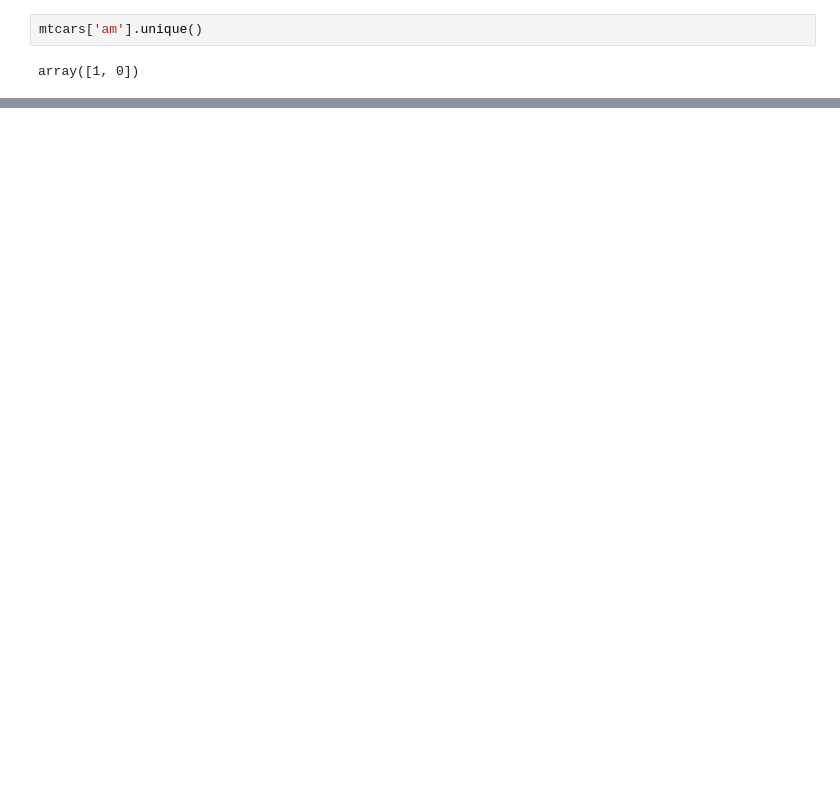
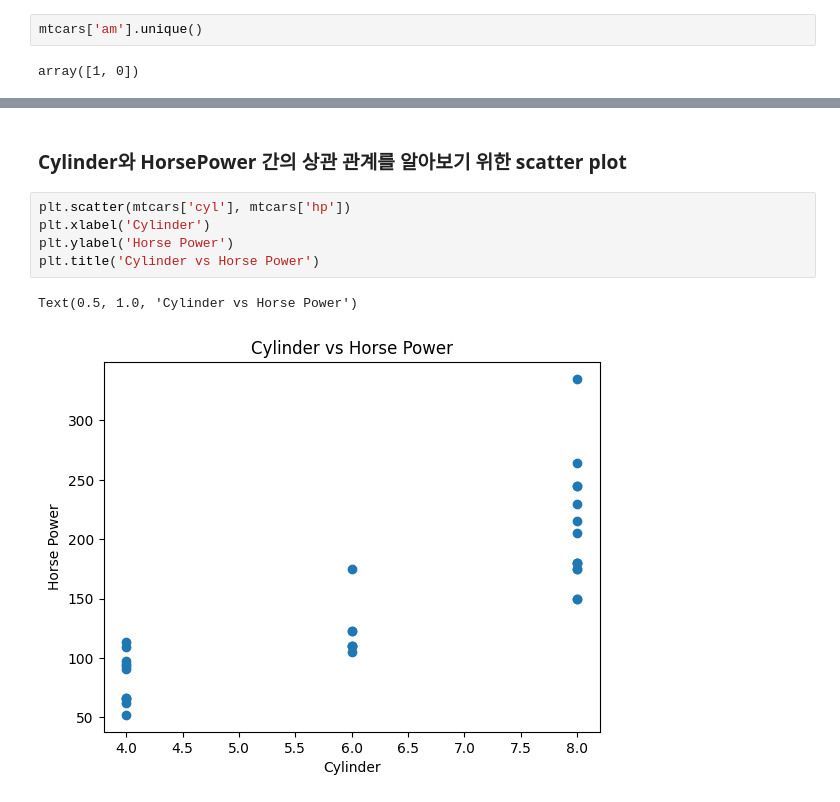
Before and after one commit to SanyaPark/Softeer-Bootcamp, a Jupyter notebook: missions/W1/M1.ipynb, the cells around one changed output, grey strips where cells are left out. Cells and saved outputs as stored; diff of their text form; blank space fills up the shorter version.

```diff
--- a/missions/W1/M1.ipynb
+++ b/missions/W1/M1.ipynb
@@ -120,0 +177,10 @@ TypeError: only length-1 arrays can be converted to Python scalars
+# %% [markdown]
+### Cylinder와 HorsePower 간의 상관 관계를 알아보기 위한 scatter plot
+# %%
+plt.scatter(mtcars['cyl'], mtcars['hp'])
+plt.xlabel('Cylinder')
+plt.ylabel('Horse Power')
+plt.title('Cylinder vs Horse Power')
+# %% [output]
+Text(0.5, 1.0, 'Cylinder vs Horse Power')
+[figure, added]
```
Also changed, not shown: parts of 25 cells of this notebook.
